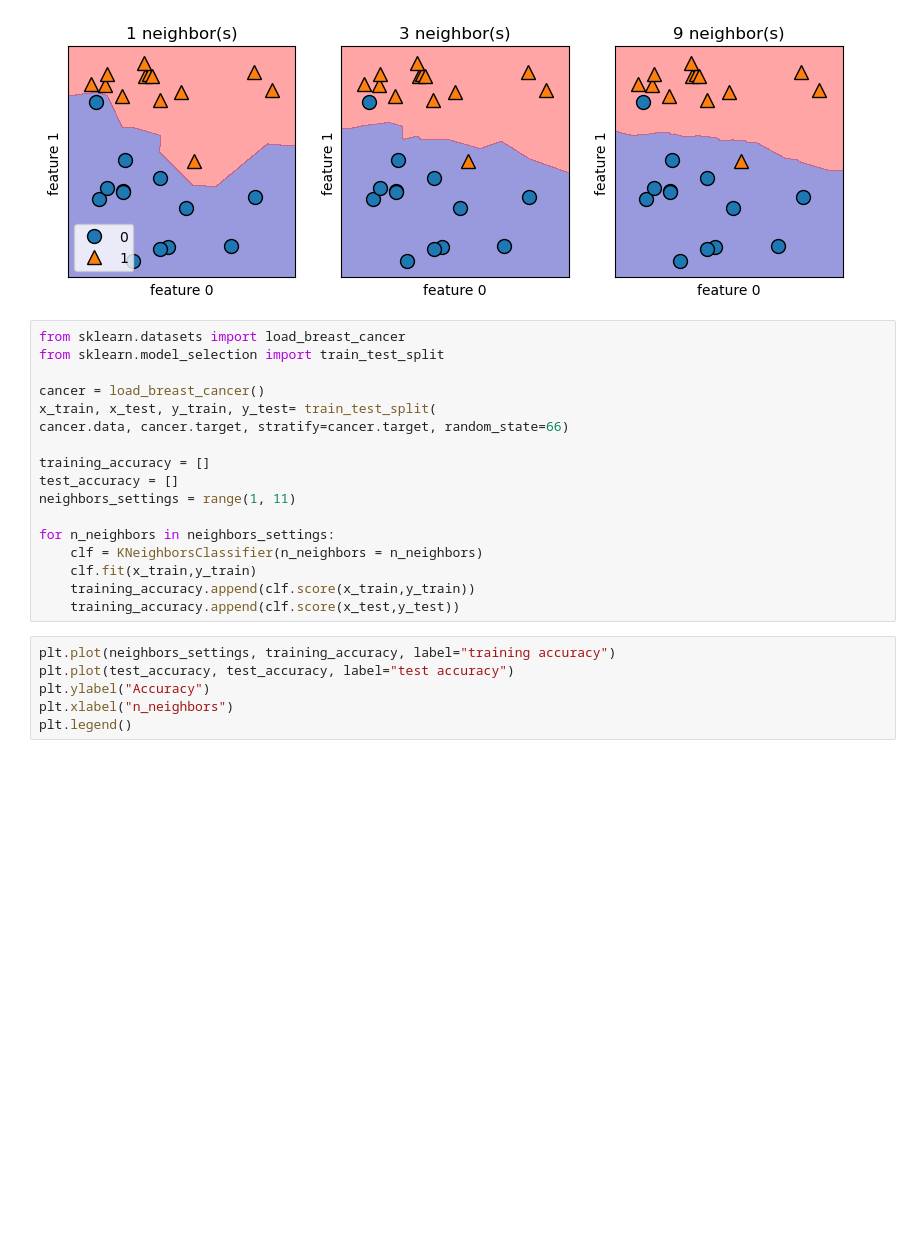
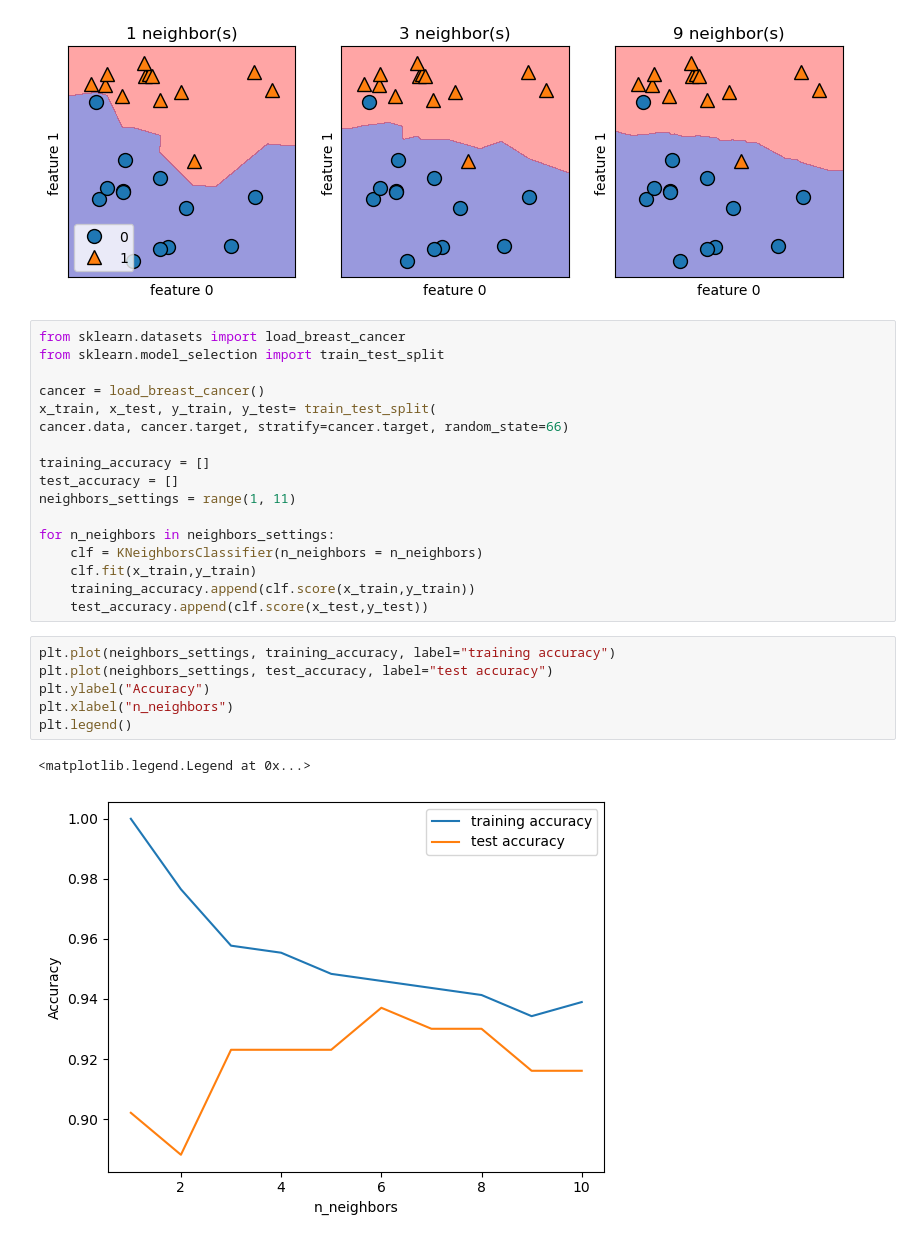
Before and after one commit to manahil9603/Machine-Learning, a Jupyter notebook: Sklearn.ipynb, the cells around one changed output. Drawn from its saved outputs; the diff is of its cells as text; blank space fills up the shorter version.

```diff
--- a/Sklearn.ipynb
+++ b/Sklearn.ipynb
@@ -57,10 +57,13 @@ for n_neighbors in neighbors_settings:
     clf = KNeighborsClassifier(n_neighbors = n_neighbors)
     clf.fit(x_train,y_train)
     training_accuracy.append(clf.score(x_train,y_train))
-    training_accuracy.append(clf.score(x_test,y_test))
+    test_accuracy.append(clf.score(x_test,y_test))
 # %%
 plt.plot(neighbors_settings, training_accuracy, label="training accuracy")
-plt.plot(test_accuracy, test_accuracy, label="test accuracy")
+plt.plot(neighbors_settings, test_accuracy, label="test accuracy")
 plt.ylabel("Accuracy")
 plt.xlabel("n_neighbors")
 plt.legend()
+# %% [output]
+<matplotlib.legend.Legend at 0x...>
+[figure, added]
```
Also changed, not shown: parts of 1 cell of this notebook.
